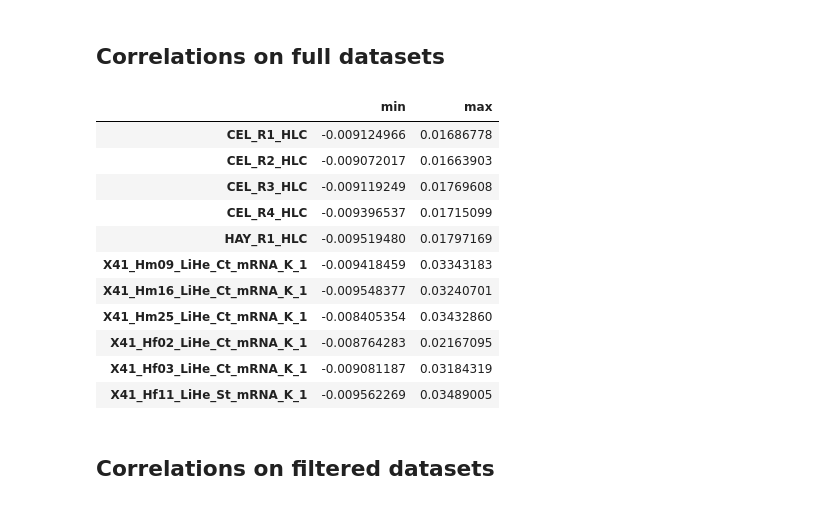
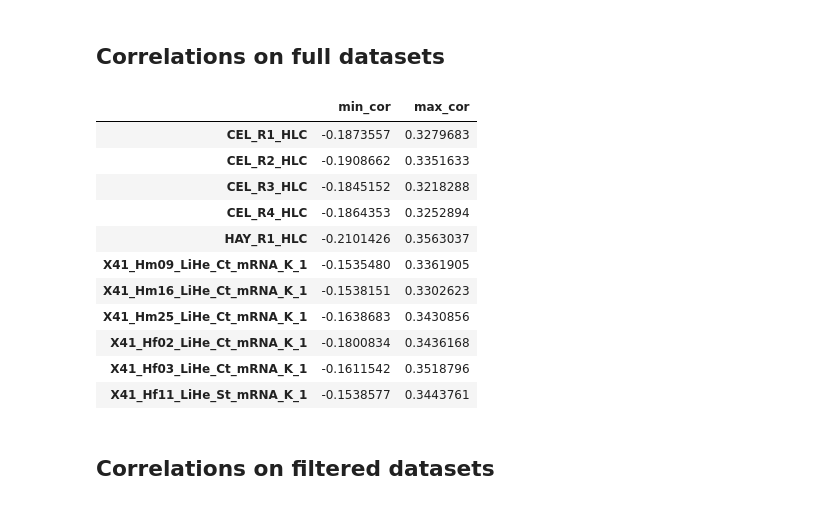
Before and after one commit to fba67/scMTL, a Jupyter notebook: feature2response_correlation_analysis.ipynb, the cells around one changed output. Cells and saved outputs as stored; diff of their text form; code cells hidden in the pictures.

```diff
--- a/feature2response_correlation_analysis.ipynb
+++ b/feature2response_correlation_analysis.ipynb
@@ -176,15 +241,12 @@ head(bulk.rna)
 load("../TF_promoter.RData")
 # %% [markdown]
 ## Match the gene names between features and the bulk expression data
-# %%
-full.hits.bulk <- which(rownames(bulk.rna) %in% rownames(full.x))
-full.hits.x <- which(rownames(full.x) %in% rownames(bulk.rna))
-
-hits.bulk <- which(rownames(bulk.rna) %in% rownames(x))
-hits.x <- which(rownames(x) %in% rownames(bulk.rna))
-# %%
-full.bulk <- bulk.rna[full.hits.bulk, ]
-full.x <- full.x[full.hits.x, ]
-
-bulk <- bulk.rna[hits.bulk, ]
-x <- x[hits.x, ]
+# %%
+full.data <- merge(bulk.rna, full.x, by= "row.names")
+data <- merge(bulk.rna, x, by= "row.names")
+
+rownames(full.data) <- full.data$Row.names
+full.data <- full.data[, -1]
+
+rownames(data) <- data$Row.names
+data <- data[, -1]
@@ -191,5 +258,8 @@ x <- x[hits.x, ]
 # %% [markdown]
 ## Log-transform the bulk expressio data
 # %%
-full.bulk <- log2(1 + full.bulk)
-bulk <- log2(1 + bulk)
+full.bulk <- log2(1 + full.data[, seq(ncol(bulk.rna))])
+full.x <- full.data[, -seq(ncol(full.bulk))]
+
+bulk <- log2(1 + data[, seq(ncol(bulk.rna))])
+x <- data[, -seq(ncol(bulk.rna))]
@@ -206,22 +290,22 @@ full.cors <- list()
 for(i in seq(ncol(full.bulk)))
     full.cors[[i]] <- sapply(seq(ncol(full.x)), function(j)cor(full.x[, j], full.bulk[, i]))
 # %%
-df.full <- data.frame(min= as.numeric(lapply(full.cors, FUN= min)), max= as.numeric(lapply(full.cors, FUN= max)))
+df.full <- data.frame(min_cor= as.numeric(lapply(full.cors, FUN= min)), max_cor= as.numeric(lapply(full.cors, FUN= max)))
 rownames(df.full) <- colnames(bulk.rna)
 df.full
 # %% [output]
-|  | min | max |
-| CEL_R1_HLC | -0.009124966 | 0.01686778 |
-| CEL_R2_HLC | -0.009072017 | 0.01663903 |
-| CEL_R3_HLC | -0.009119249 | 0.01769608 |
-| CEL_R4_HLC | -0.009396537 | 0.01715099 |
-| HAY_R1_HLC | -0.009519480 | 0.01797169 |
-| X41_Hm09_LiHe_Ct_mRNA_K_1 | -0.009418459 | 0.03343183 |
-| X41_Hm16_LiHe_Ct_mRNA_K_1 | -0.009548377 | 0.03240701 |
-| X41_Hm25_LiHe_Ct_mRNA_K_1 | -0.008405354 | 0.03432860 |
-| X41_Hf02_LiHe_Ct_mRNA_K_1 | -0.008764283 | 0.02167095 |
-| X41_Hf03_LiHe_Ct_mRNA_K_1 | -0.009081187 | 0.03184319 |
-| X41_Hf11_LiHe_St_mRNA_K_1 | -0.009562269 | 0.03489005 |
+|  | min_cor | max_cor |
+| CEL_R1_HLC | -0.1873557 | 0.3279683 |
+| CEL_R2_HLC | -0.1908662 | 0.3351633 |
+| CEL_R3_HLC | -0.1845152 | 0.3218288 |
+| CEL_R4_HLC | -0.1864353 | 0.3252894 |
+| HAY_R1_HLC | -0.2101426 | 0.3563037 |
+| X41_Hm09_LiHe_Ct_mRNA_K_1 | -0.1535480 | 0.3361905 |
+| X41_Hm16_LiHe_Ct_mRNA_K_1 | -0.1538151 | 0.3302623 |
+| X41_Hm25_LiHe_Ct_mRNA_K_1 | -0.1638683 | 0.3430856 |
+| X41_Hf02_LiHe_Ct_mRNA_K_1 | -0.1800834 | 0.3436168 |
+| X41_Hf03_LiHe_Ct_mRNA_K_1 | -0.1611542 | 0.3518796 |
+| X41_Hf11_LiHe_St_mRNA_K_1 | -0.1538577 | 0.3443761 |
 # %% [markdown]
 ## Correlations on filtered datasets
 # %%
```
Also changed, not shown: parts of 27 cells of this notebook.
